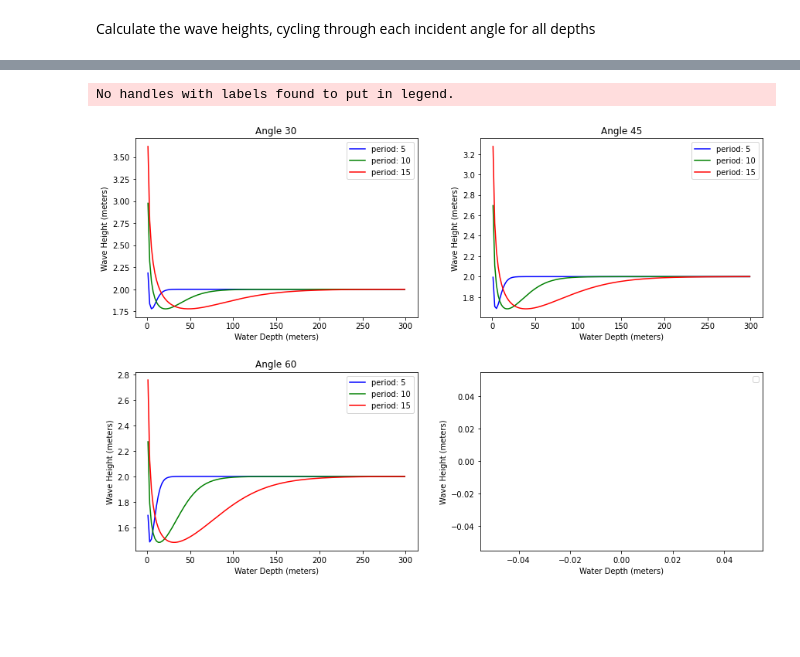
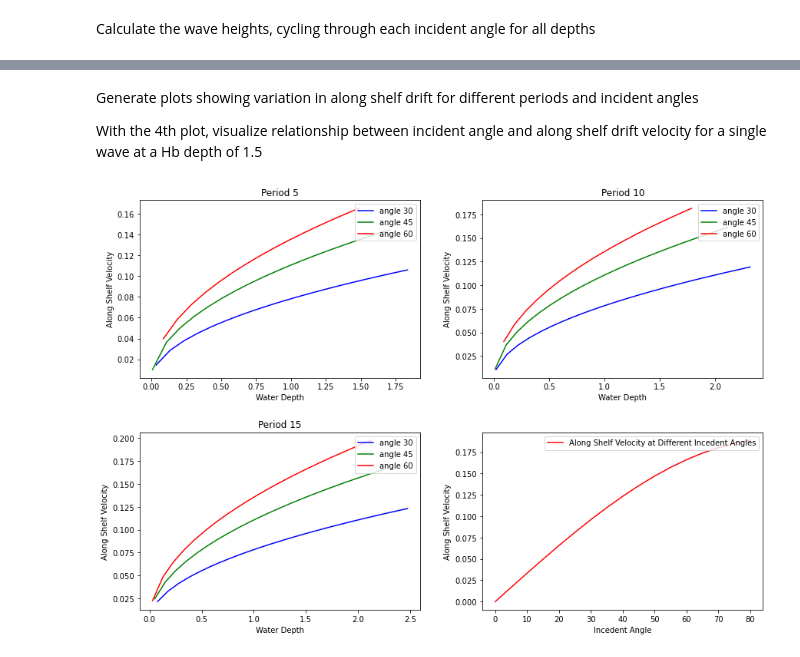
Before and after one commit to Wzesk/waves, a Jupyter notebook: wave_hw/exam1/exam1.ipynb, the cells around one changed output, grey strips where cells are left out. Cells and saved outputs as stored; diff of their text form; code cells hidden in the pictures; blank space fills up the shorter version.

```diff
--- a/wave_hw/exam1/exam1.ipynb
+++ b/wave_hw/exam1/exam1.ipynb
@@ -76,25 +164,38 @@ No handles with labels found to put in legend.
+# %% [markdown]
+Generate plots showing variation in along shelf drift for different periods and incident angles
+
+With the 4th plot, visualize relationship between incident angle and along shelf drift velocity for a single wave at a Hb depth of 1.5
 # %%
+#plot the across shelf drift
 fig, ((axs1, axs2), (axs3, axs4)) = plt.subplots(2, 2,figsize=(12, 8))
 fig.tight_layout(h_pad=5,w_pad=5)
 
-axs1.set_title("Angle 30")
-axs2.set_title("Angle 45")
-axs3.set_title("Angle 60")
+axs1.set_title("Period 5")
+axs2.set_title("Period 10")
+axs3.set_title("Period 15")
 
 colors = ["blue","green","red","purple"]
 #cycle through angles 30, 45, 60
 my_axes = fig.get_axes()
 for i in range(3):
-    my_axes[i].plot(test_depths, wave5_heights[angle_names[i]],color=colors[0],label="period: 5")
-    my_axes[i].plot(test_depths, wave10_heights[angle_names[i]],color=colors[1],label="period: 10")
-    my_axes[i].plot(test_depths, wave15_heights[angle_names[i]],color=colors[2],label="period: 15")
+    my_axes[0].plot(wave5_drift[angle_names[i]][1], wave5_drift[angle_names[i]][0],color=colors[i],label=angle_names[i])
+    my_axes[1].plot(wave10_drift[angle_names[i]][1], wave10_drift[angle_names[i]][0],color=colors[i],label=angle_names[i])
+    my_axes[2].plot(wave15_drift[angle_names[i]][1], wave15_drift[angle_names[i]][0],color=colors[i],label=angle_names[i])
 
 for axs in fig.get_axes():
-    axs.set(xlabel="Water Depth (meters)", ylabel="Wave Height (meters)")
+    axs.set(xlabel="Water Depth", ylabel="Along Shelf Velocity")
     axs.autoscale()
+
+#use 4th plot to visualize just the angle -> drift velocity relationship
+vs=[]
+for deg in range(0,85,5):
+    vs.append(wm.along_shelf_current(deg,1.5,slope,drag_coefficient))
+
+axs4.plot(range(0,85,5), vs,color=colors[i],label='Along Shelf Velocity at Different Incedent Angles')
+axs4.set(xlabel="Incedent Angle", ylabel="Max Along Shelf Velocity")
+for axs in fig.get_axes():
     axs.legend(loc='upper right')
 
 plt.show()
 # %% [output]
-No handles with labels found to put in legend.
-[figure, old version]
+[figure, new version]
```
Also changed, not shown: parts of 15 cells of this notebook, 1 other file.
